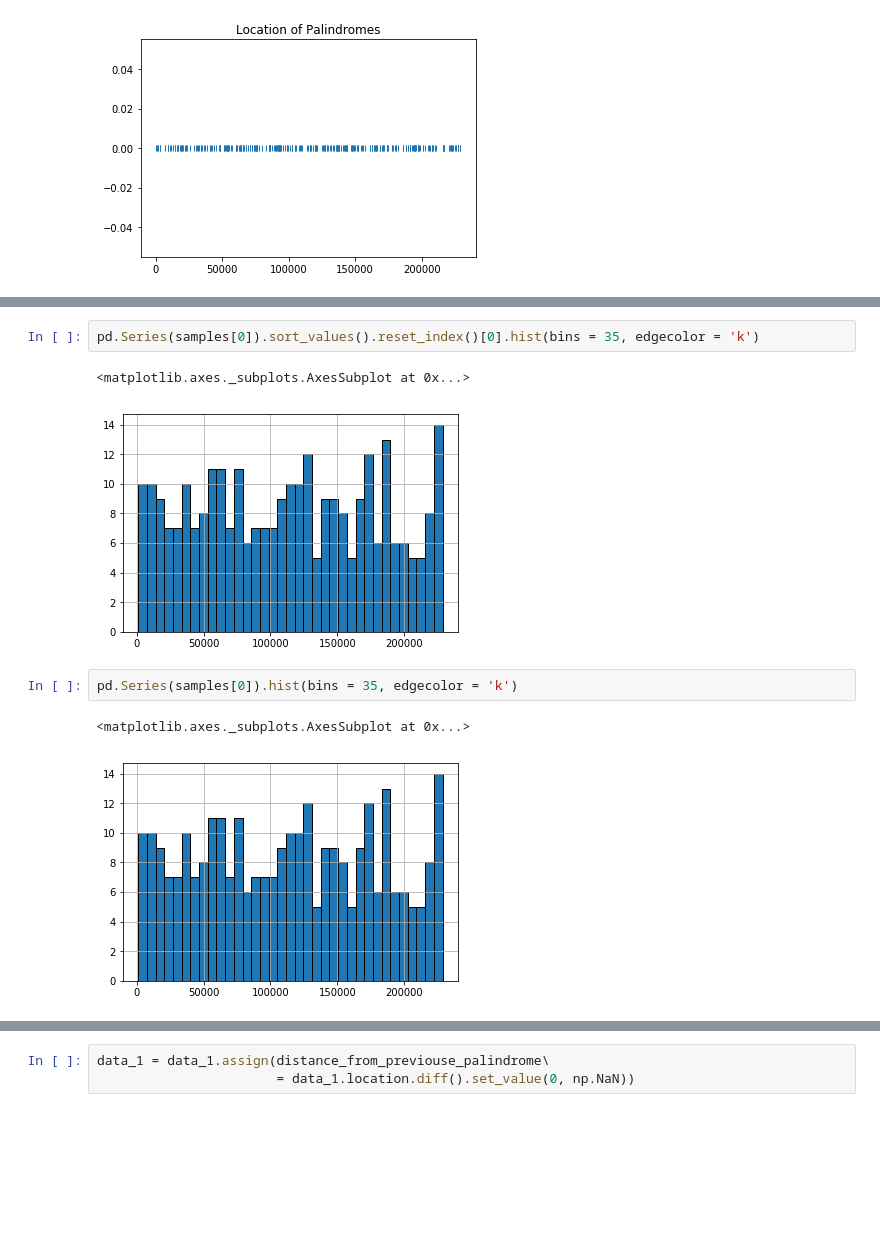
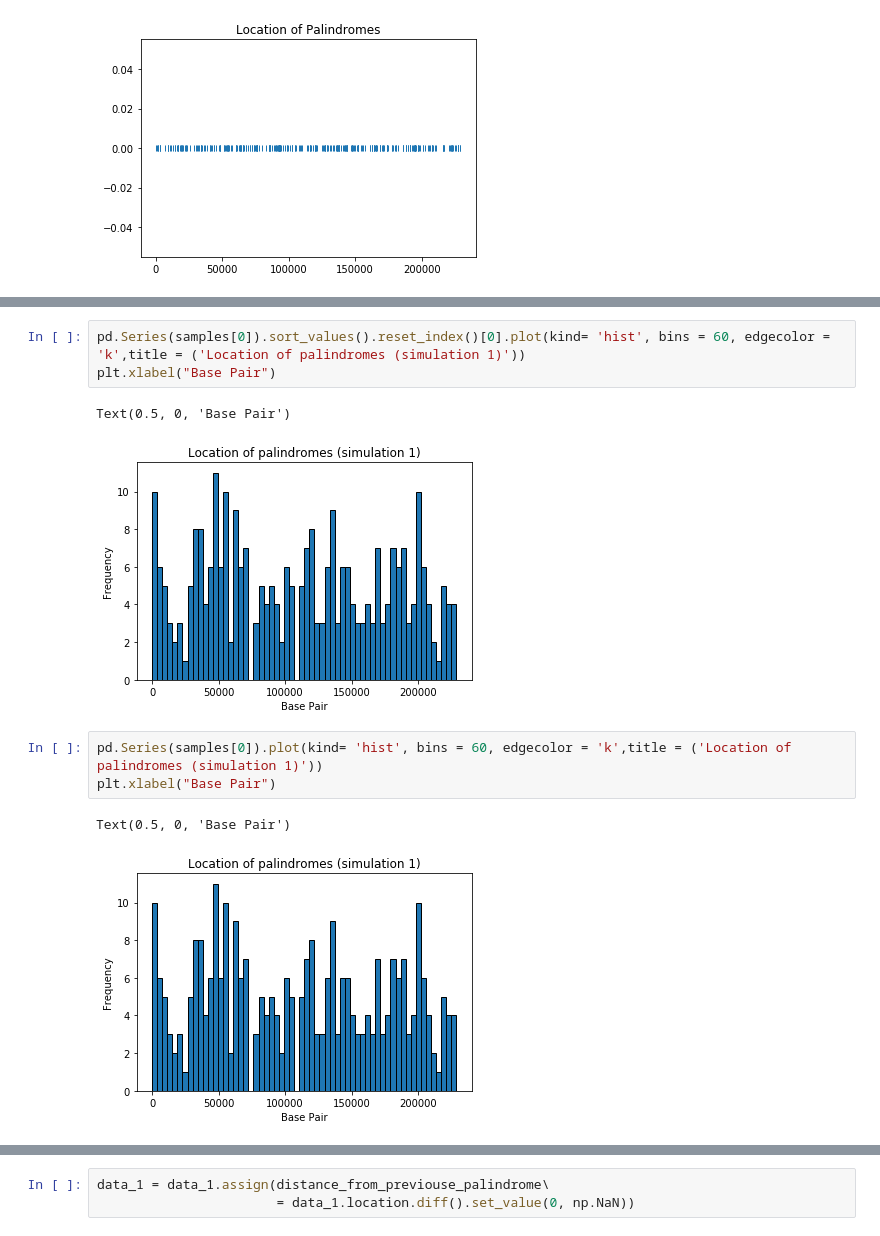
Before and after one commit to shy166/Data-Science-Investigation-Project, a Jupyter notebook: 189/hw3/study case 3 v2.ipynb, the cells around one changed output, grey strips where cells are left out. Saved outputs shown, nothing was run; the diff lists cells and outputs as text; blank space fills up the shorter version.

```diff
--- a/189/hw3/study case 3 v2.ipynb
+++ b/189/hw3/study case 3 v2.ipynb
@@ -57,11 +57,13 @@ array([[<matplotlib.axes._subplots.AxesSubplot object at 0x...>]],
 # %%
-pd.Series(samples[0]).sort_values().reset_index()[0].hist(bins = 35, edgecolor = 'k')
+pd.Series(samples[0]).sort_values().reset_index()[0].plot(kind= 'hist', bins = 60, edgecolor = 'k',title = ('Location of palindromes (simulation 1)'))
+plt.xlabel("Base Pair")
 # %% [output]
-<matplotlib.axes._subplots.AxesSubplot at 0x...>
+Text(0.5, 0, 'Base Pair')
-[figure, old version]
+[figure, new version]
 # %%
-pd.Series(samples[0]).hist(bins = 35, edgecolor = 'k')
+pd.Series(samples[0]).plot(kind= 'hist', bins = 60, edgecolor = 'k',title = ('Location of palindromes (simulation 1)'))
+plt.xlabel("Base Pair")
 # %% [output]
-<matplotlib.axes._subplots.AxesSubplot at 0x...>
+Text(0.5, 0, 'Base Pair')
-[figure, old version]
+[figure, new version]
 # %%
```
Also changed, not shown: parts of 12 cells of this notebook.
